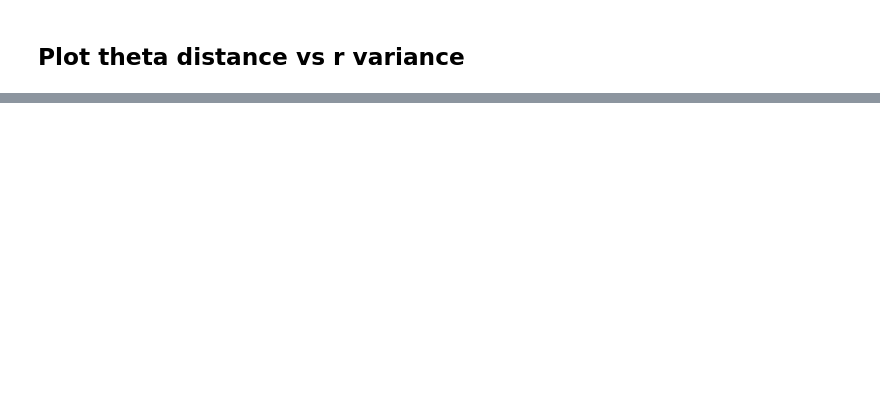
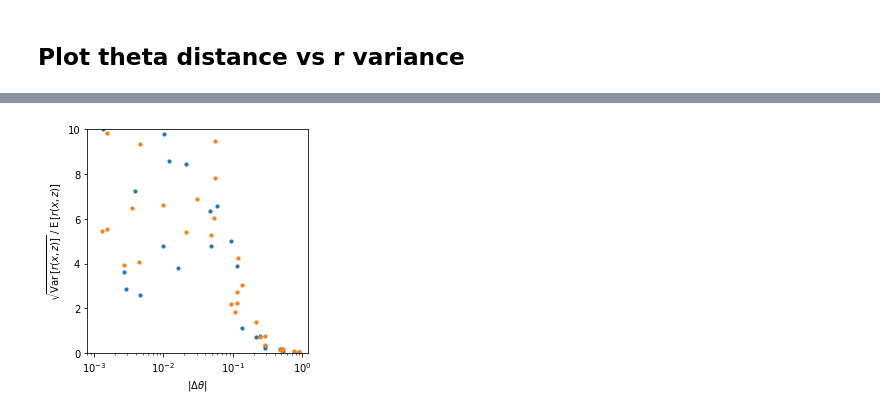
Before and after one commit to johannbrehmer/goldmine, a Jupyter notebook: goldmine/notebooks/lotka_volterra/ratio_variance.ipynb, the cells around one changed output, grey strips where cells are left out. Saved outputs shown, nothing was run; the diff lists cells and outputs as text; code cells hidden in the pictures; blank space fills up the shorter version.

```diff
--- a/goldmine/notebooks/lotka_volterra/ratio_variance.ipynb
+++ b/goldmine/notebooks/lotka_volterra/ratio_variance.ipynb
@@ -154,0 +155,19 @@ plt.show()
+# %%
+fig = plt.figure(figsize=(4,4))
+ax = plt.gca()
+
+sc = plt.scatter(distances, r_variances**0.5 / r_means / np.abs(np.log(r_means)), s=10.)
+sc = plt.scatter(distances, r_variances2**0.5 / r_means2 / np.abs(np.log(r_means2)), s=10.)
+
+plt.xlabel(r'$|\Delta \theta|$')
+plt.ylabel(r'$\sqrt{\mathrm{Var}\,[r(x,z)]}\;/\;\mathrm{E}\,[r(x,z)]$')
+plt.xlim(0.0008,1.2)
+plt.ylim(0.,10.)
+ax.set_xscale("log", nonposx='clip')
+#ax.set_yscale("log", nonposy='clip')
+
+plt.tight_layout()
+#plt.savefig('lv_joint_ratio_variance.pdf')
+plt.show()
+# %% [output]
+[figure, added]
```
Also changed, not shown: parts of 4 cells of this notebook, 10 other files.
